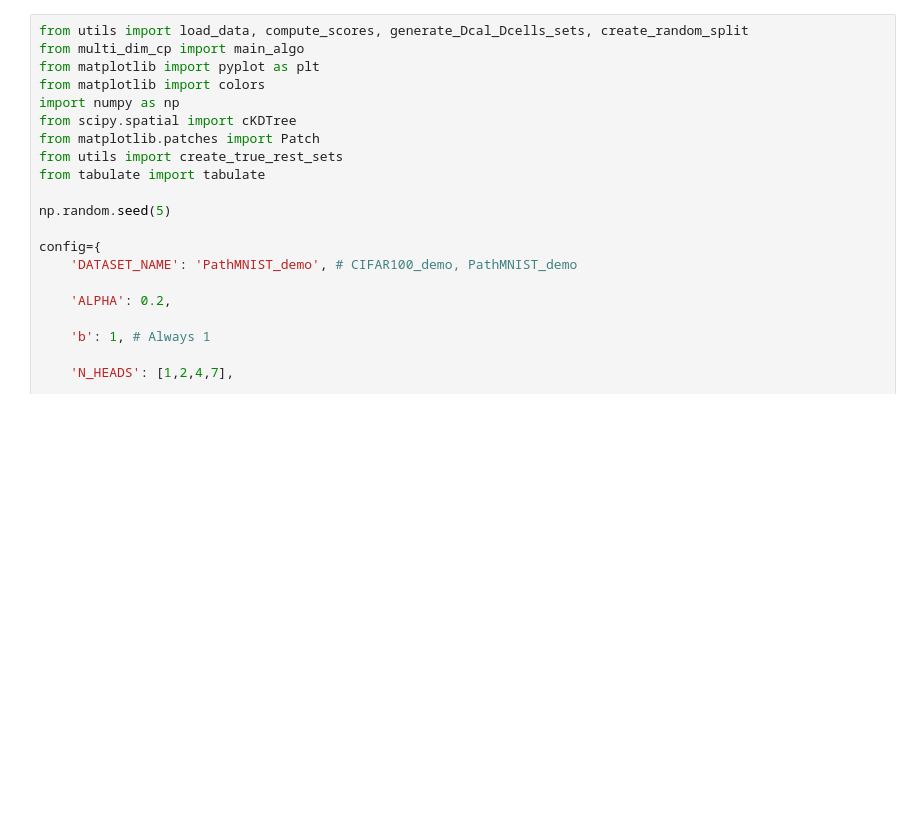
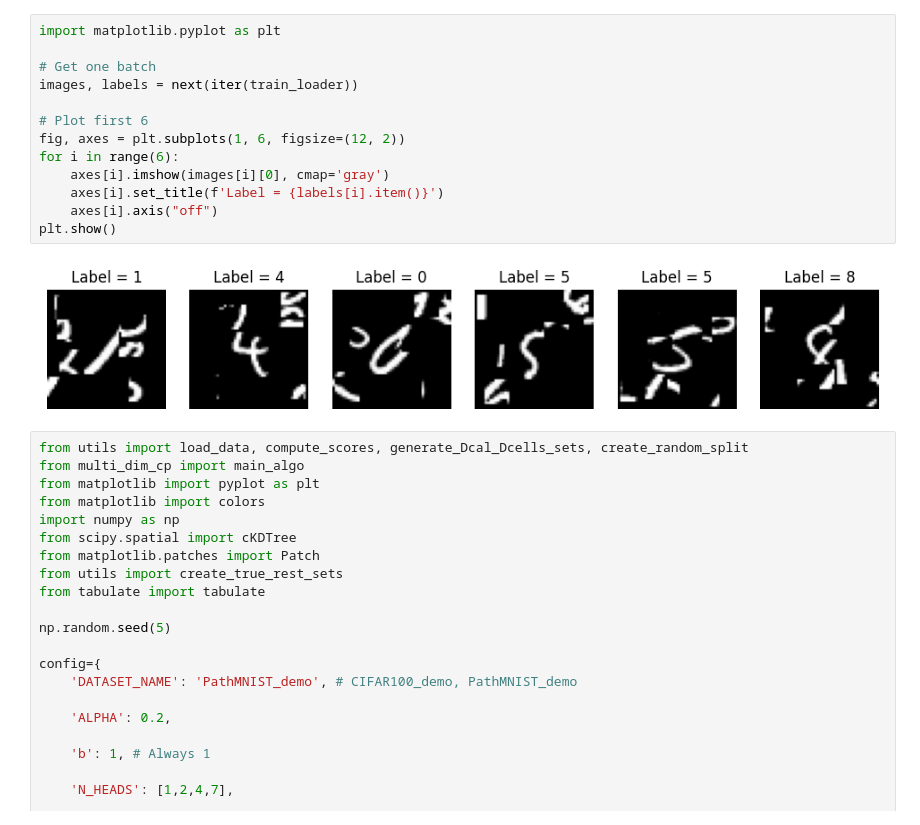
Before and after one commit to chentasker/Multi-CP, a Jupyter notebook: create_mnist_outputs.ipynb, the cells around one changed output. Drawn from its saved outputs; the diff is of its cells as text; blank space fills up the shorter version.

```diff
--- a/create_mnist_outputs.ipynb
+++ b/create_mnist_outputs.ipynb
@@ -290,3 +297,18 @@ FileNotFoundError: [Errno 2] No such file or directory: '/storage/yam/Multi_Dim_
+# %%
+import matplotlib.pyplot as plt
+
+# Get one batch
+images, labels = next(iter(train_loader))
+
+# Plot first 6
+fig, axes = plt.subplots(1, 6, figsize=(12, 2))
+for i in range(6):
+    axes[i].imshow(images[i][0], cmap='gray')
+    axes[i].set_title(f'Label = {labels[i].item()}')
+    axes[i].axis("off")
+plt.show()
+# %% [output]
+[figure, added]
 # %%
 from utils import load_data, compute_scores, generate_Dcal_Dcells_sets, create_random_split
 from multi_dim_cp import main_algo
```
Also changed, not shown: parts of 1 cell of this notebook, 6 other files.
